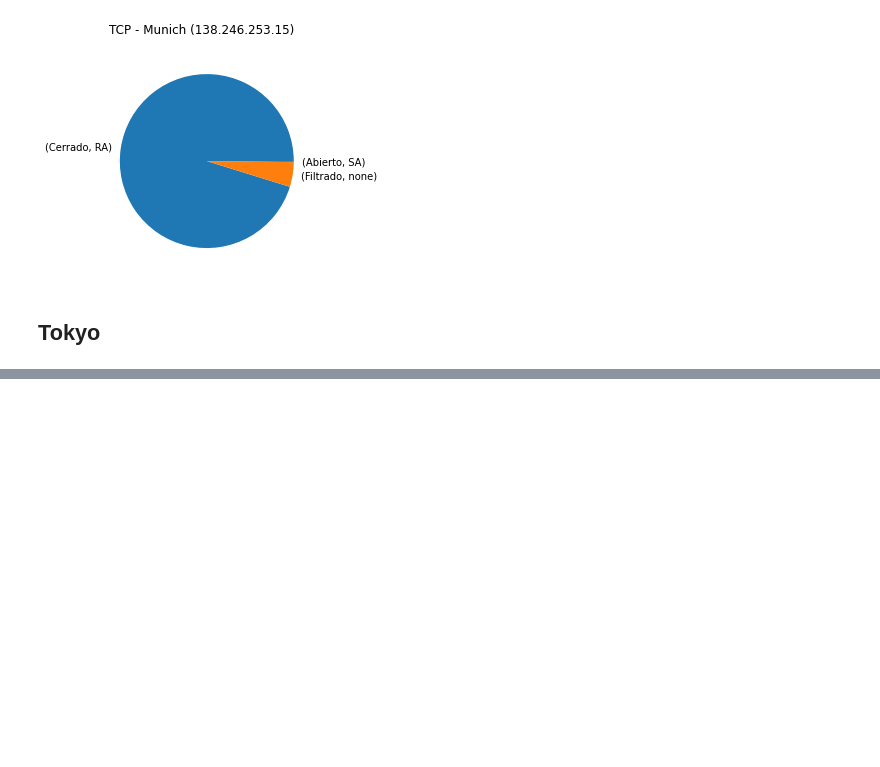
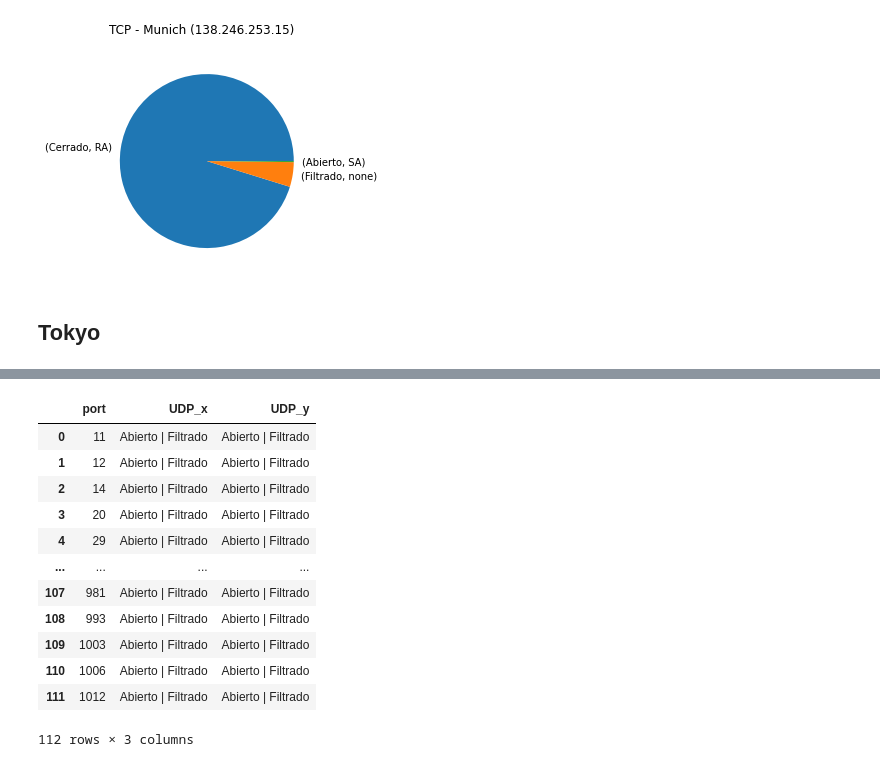
Before and after one commit to mcel98/tdc-tp3, a Jupyter notebook: experimentacion.ipynb, the cells around one changed output, grey strips where cells are left out. Cells and saved outputs as stored; diff of their text form; code cells hidden in the pictures; blank space fills up the shorter version.

Commit message:
Contando puertos abiertos

```diff
--- a/experimentacion.ipynb
+++ b/experimentacion.ipynb
@@ -18,6 +18,10 @@ def plot_udp(df, title):
 
 def plot_tcp(df, title):
     return df[['TCP', 'TCPflag']].value_counts().plot
+
+def open_udp_ports(df):
+    udp = df_munich[['port', 'UDP']]
+    return udp[udp.UDP != 'Cerrado']
 # %% [markdown]
 ## Munich
 # %%
@@ -52,0 +57,16 @@ array([<AxesSubplot:>], dtype=object)
+# %%
+pandas.merge(open_udp_ports(df_tokyo), open_udp_ports(df_munich), how='inner', on='port')
+# %% [output]
+|  | port | UDP_x | UDP_y |
+| 0 | 11 | Abierto | Filtrado | Abierto | Filtrado |
+| 1 | 12 | Abierto | Filtrado | Abierto | Filtrado |
+| 2 | 14 | Abierto | Filtrado | Abierto | Filtrado |
+| 3 | 20 | Abierto | Filtrado | Abierto | Filtrado |
+| 4 | 29 | Abierto | Filtrado | Abierto | Filtrado |
+| ... | ... | ... | ... |
+| 107 | 981 | Abierto | Filtrado | Abierto | Filtrado |
+| 108 | 993 | Abierto | Filtrado | Abierto | Filtrado |
+| 109 | 1003 | Abierto | Filtrado | Abierto | Filtrado |
+| 110 | 1006 | Abierto | Filtrado | Abierto | Filtrado |
+| 111 | 1012 | Abierto | Filtrado | Abierto | Filtrado |
+112 rows × 3 columns
```
Also changed, not shown: parts of 2 cells of this notebook, 1 other file.
